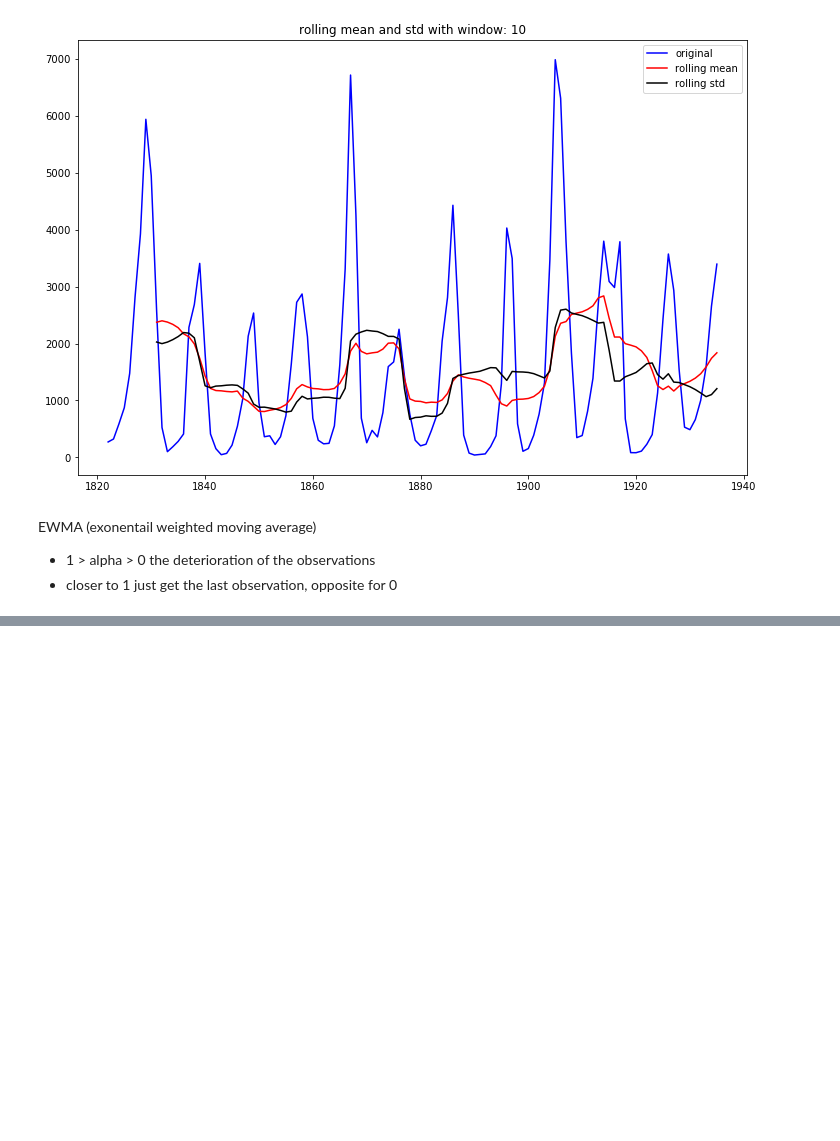
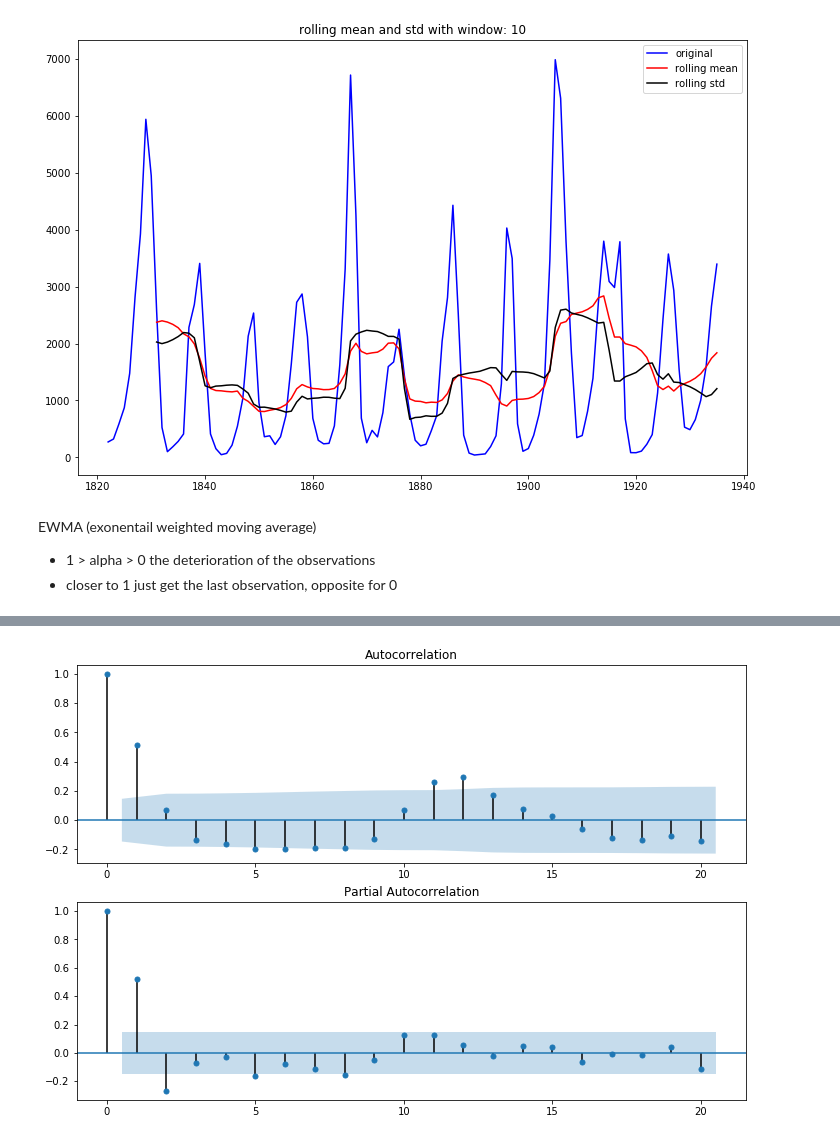
Before and after one commit to darrahts/timeSeriesAnalysis, a Jupyter notebook: timeSeries1.ipynb, the cells around one changed output, grey strips where cells are left out. Saved outputs shown, nothing was run; the diff lists cells and outputs as text; code cells hidden in the pictures; blank space fills up the shorter version.

```diff
--- a/timeSeries1.ipynb
+++ b/timeSeries1.ipynb
@@ -198,9 +198,10 @@ dtype: float64
 - light blue is 95% confidence
 - lag is time between time points, lag=n : correlation between y(t) and y(t-n)
 # %%
-from statsmodels.graphics.tsaplots import plot_acf, plot_pacf
-fig = plt.figure(figsize=(12,8))
-ax1 = fig.add_subplot(211)
-fig = plot_acf(lynx_ts, lags=20, ax=ax1)
-ax2 = fig.add_subplot(212)
-fig = plot_pacf(lynx_ts, lags=20, ax=ax2)
+def plot_autocorrelation(ts):
+    from statsmodels.graphics.tsaplots import plot_acf, plot_pacf
+    fig = plt.figure(figsize=(12,8))
+    ax1 = fig.add_subplot(211)
+    fig = plot_acf(ts, lags=20, ax=ax1)
+    ax2 = fig.add_subplot(212)
+    fig = plot_pacf(ts, lags=20, ax=ax2)
@@ -257,0 +298,4 @@ Text(0.5, 1.0, 'EWMA, alpha: 0.2')
+# %%
+plot_autocorrelation(rates_ts)
+# %% [output]
+[figure, added]
```
Also changed, not shown: parts of 8 cells of this notebook.
